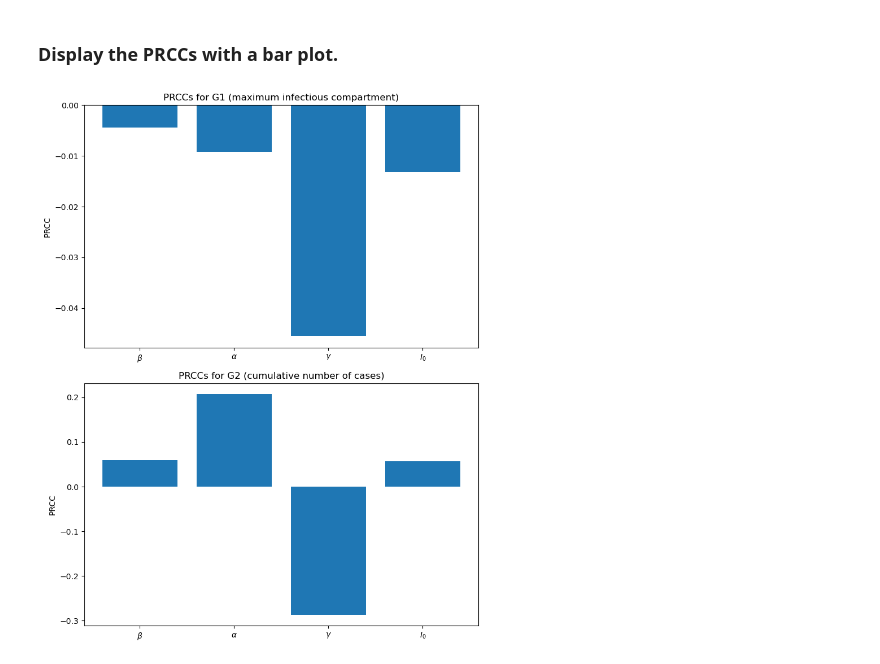
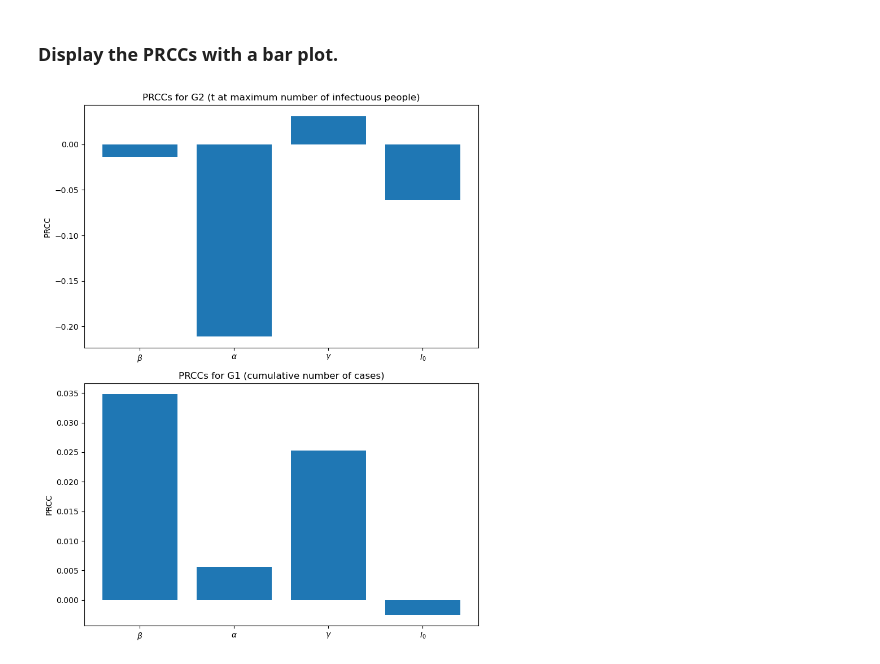
Before and after one commit to maximilian-nowak/uq-assignments, a Jupyter notebook: Assignment_2.ipynb, the cells around one changed output. Cells and saved outputs as stored; diff of their text form; code cells hidden in the pictures.

```diff
--- a/Assignment_2.ipynb
+++ b/Assignment_2.ipynb
@@ -127,33 +121,0 @@ print(pccs)
-# %%
-import numpy as np
-import numpy.linalg as lin
-
-def partial_corrcoef(X, y):
-    dim, N = X.shape
-    pcc = []
-
-    for i in range(N):
-        X_filtered = np.delete(X, i, 1)
-        X_part = np.column_stack((X_filtered, np.ones(dim)))
-        x_i = X[:, i]
-
-        wx_i = lin.lstsq(X_part, x_i, rcond=None)[0]
-        x_res = x_i - np.dot(X_part, wx_i)
-
-        wy_i = lin.lstsq(X_part, y, rcond=None)[0]
-        y_res = y - np.dot(X_part, wy_i)
-
-        #pcc.append(np.corrcoef(x_res, y_res)[0, 1])
-        pcc.append(np.dot(x_res, y_res)/(np.sqrt(np.sum(x_res**2)) * np.sqrt(np.sum(y_res**2))))
-
-    return pcc
-
-X = np.array([[0.60764046, 1.58738051, 1.13891271, 8.96894346], \
- [5.90198269, 9.81622908, 5.34844086, 1.97889509],\
- [7.77495547, 3.5850063,  3.46742104, 7.00439459],\
- [4.73871726, 6.76844208, 8.17972315, 4.73370597]])
-
-y = X[:, 0]
-
-pccs = partial_corrcoef(X, y)
-print(pccs)
@@ -231,9 +191,8 @@ for i in range(N_samples):
     beta, alpha, gamma, i0 = lhs_samples[i]
     sol = odeint(seirc, y0, t, args=(beta, alpha, gamma, N))
 
-    results_g1.append(sol[-1, 4])  # Store the cumulative number of cases at the end of the simulation
-    results_g2.append(sol[:, 2].max())  # Store the maximum value of I
-
+    results_g1.append(sol[-1, 4])  # store the cumulative number of cases at the end of the simulation
+    results_g2.append(t[sol[:, 2].argmax()])  # store t at the max value of I
 
 results_g1 = np.array(results_g1)
 results_g2 = np.array(results_g2)
@@ -248,17 +207,17 @@ prcc_g2 = prcc(lhs_samples, results_g2)
 # %%
 labels = [r'$\beta$', r'$\alpha$', r'$\gamma$', r'$I_0$']
 
 fig, (ax1, ax2) = plt.subplots(2, 1, figsize=(8, 10))
 
 ax1.bar(labels, prcc_g1)
 ax1.set_ylabel('PRCC')
-ax1.set_title('PRCCs for G1 (maximum infectious compartment)')
+ax2.set_title('PRCCs for G1 (cumulative number of cases)')
 
 ax2.bar(labels, prcc_g2)
 ax2.set_ylabel('PRCC')
-ax2.set_title('PRCCs for G2 (cumulative number of cases)')
+ax1.set_title('PRCCs for G2 (t at maximum number of infectuous people)')
 
 plt.tight_layout()
 plt.show()
 # %% [output]
-[figure, old version]
+[figure, new version]
```
Also changed, not shown: parts of 6 cells of this notebook.
